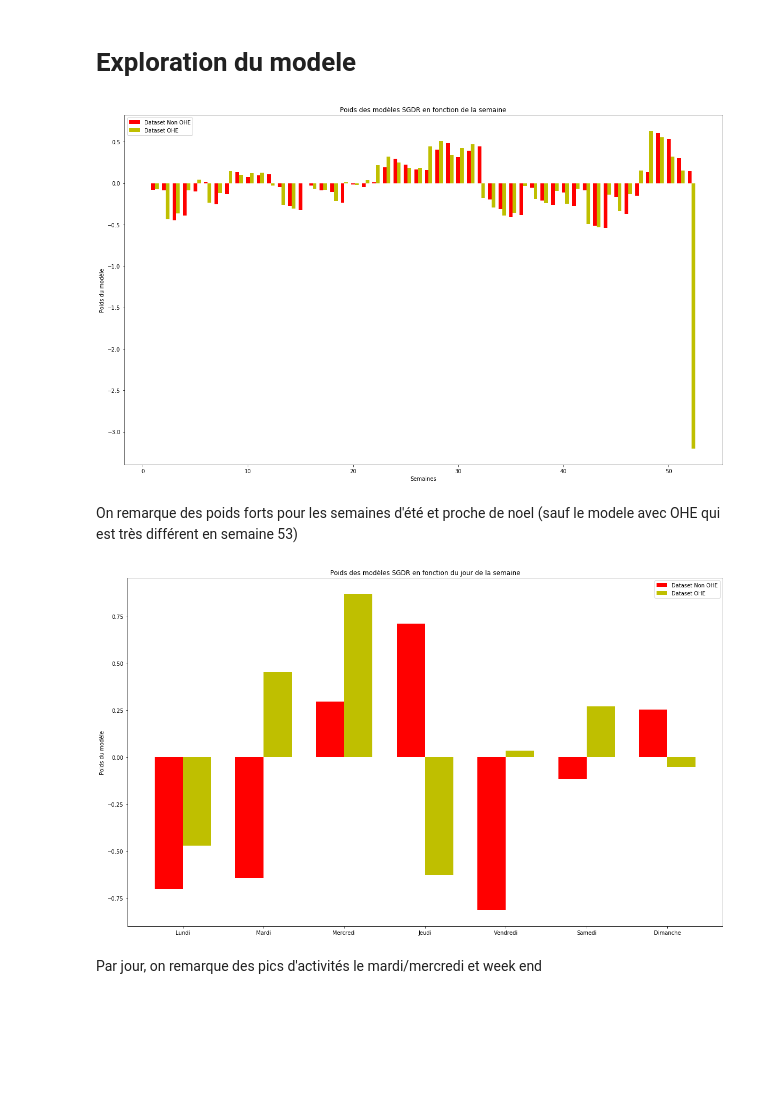
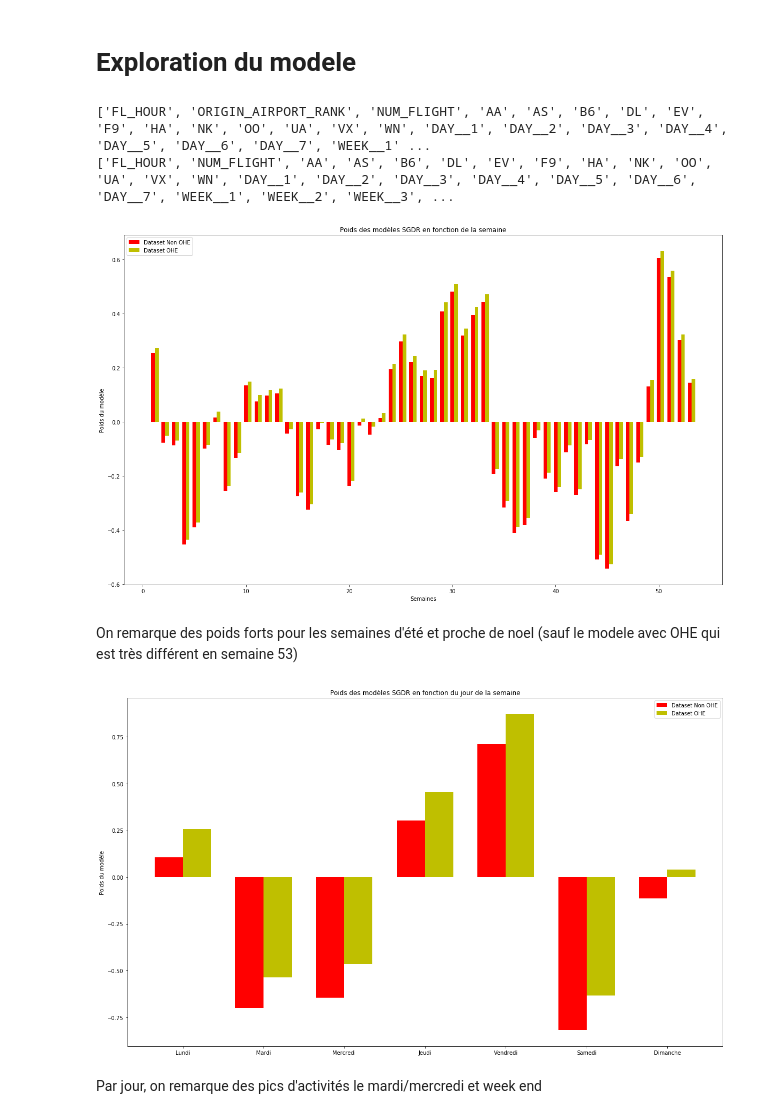
Before and after one commit to Coni63/OC_DS, a Jupyter notebook: P4/Model 2.ipynb, the cells around one changed output. Saved outputs shown, nothing was run; the diff lists cells and outputs as text; code cells hidden in the pictures; blank space fills up the shorter version.

```diff
--- a/P4/Model 2.ipynb
+++ b/P4/Model 2.ipynb
@@ -358,6 +356,12 @@ plt.show()
 On remarque que les tendances sont conservés mais les gros écarts ne sont pas bien "estimés". A cause du lissage par la moyenne et d'un modèle juste linéaire, on underfit le dataset
 # %% [markdown]
 # Exploration du modele
+# %%
+print(list(X))
+print(list(X_OHE))
+# %% [output]
+['FL_HOUR', 'ORIGIN_AIRPORT_RANK', 'NUM_FLIGHT', 'AA', 'AS', 'B6', 'DL', 'EV', 'F9', 'HA', 'NK', 'OO', 'UA', 'VX', 'WN', 'DAY__1', 'DAY__2', 'DAY__3', 'DAY__4', 'DAY__5', 'DAY__6', 'DAY__7', 'WEEK__1' ...
+['FL_HOUR', 'NUM_FLIGHT', 'AA', 'AS', 'B6', 'DL', 'EV', 'F9', 'HA', 'NK', 'OO', 'UA', 'VX', 'WN', 'DAY__1', 'DAY__2', 'DAY__3', 'DAY__4', 'DAY__5', 'DAY__6', 'DAY__7', 'WEEK__1', 'WEEK__2', 'WEEK__3', ...
 # %%
 import seaborn as sns
 import pickle
@@ -367,13 +371,15 @@ x = []
 x2 = []
 y = []
 y2 = []
-for key, key_ohe, value in zip(model.coef_, model_OHE.coef_, list(df)):
+for key, value in zip(model.coef_, list(X)):
     if value.startswith("WEEK_"):
         x.append(int(value[6:]))
+        y.append(key)
+
+for key, value in zip(model_OHE.coef_, list(X_OHE)):
+    if value.startswith("WEEK_"):
         x2.append(int(value[6:])+width)
-        y.append(key)
-        y2.append(key_ohe)
-
+        y2.append(key)
 
 # plt.figure(figsize=(20,12))
 fig, ax = plt.subplots(figsize=(20,12))
@@ -388,39 +394,44 @@ plt.title("Poids des modèles SGDR en fonction de la semaine")
 plt.savefig("img/weight_week.png")
 plt.show()
 # %% [output]
-[figure, old version]
+[figure, new version]
 # %% [markdown]
 On remarque des poids forts pour les semaines d'été et proche de noel (sauf le modele avec OHE qui est très différent en semaine 53)
 # %%
 width = 0.35
 x = []
 x2 = []
 y = []
 y2 = []
 mid = []
-for key, key_ohe, value in zip(model.coef_, model_OHE.coef_, list(df)):
+
+for key, value in zip(model.coef_, list(X)):
     if value.startswith("DAY_"):
         x.append(int(value[5:]))
+        y.append(key)
+        mid.append(int(value[5:])+width/2)
+
+for key, value in zip(model_OHE.coef_, list(X_OHE)):
+    if value.startswith("DAY_"):
         x2.append(int(value[5:])+width)
-        mid.append(int(value[5:])+width/2)
-        y.append(key)
-        y2.append(key_ohe)
+        y2.append(key)
+
 
 label = ["Lundi", "Mardi", "Mercredi", "Jeudi", "Vendredi", "Samedi", "Dimanche"]
 # plt.figure(figsize=(20,12))
 fig, ax = plt.subplots(figsize=(20,12))
 rects1 = ax.bar(x, y, width, color='r', label="Dataset Non OHE")
 rects2 = ax.bar(x2, y2, width, color='y', label="Dataset OHE")
 ax.set_xticks(mid)
 ax.set_xticklabels(label)
 plt.legend()
 plt.xlabel("")
 plt.ylabel('Poids du modèle')
 plt.title("Poids des modèles SGDR en fonction du jour de la semaine")
 plt.savefig("img/weight_day.png")
 plt.show()
 # %% [output]
-[figure, old version]
+[figure, new version]
 # %% [markdown]
 Par jour, on remarque des pics d'activités le mardi/mercredi et week end
 # %%
```
Also changed, not shown: parts of 12 cells of this notebook, 14 other files.
